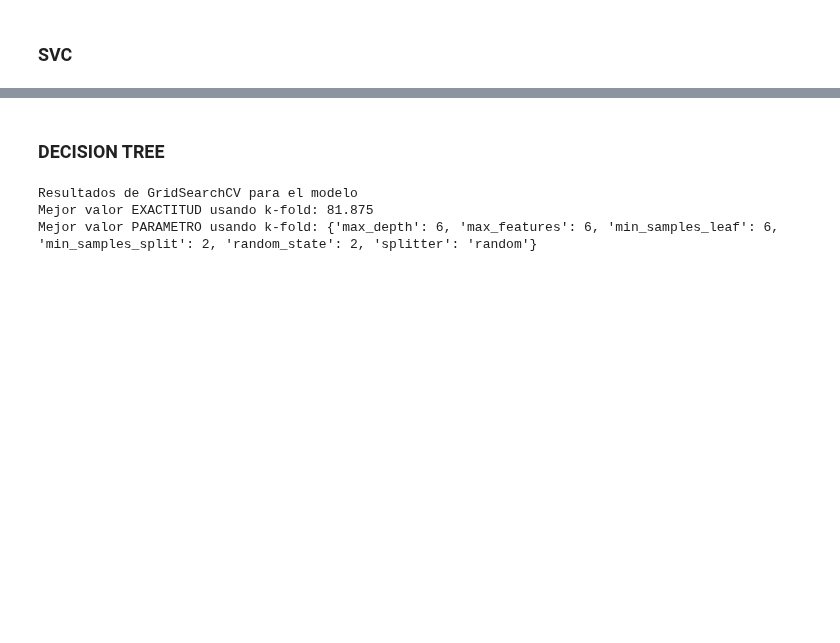
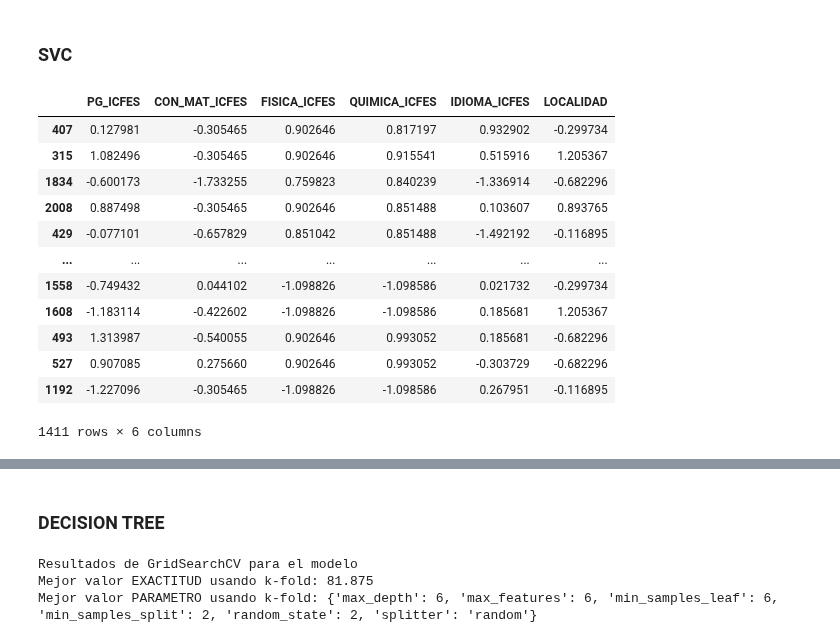
Before and after one commit to CamiloeSotoS/UNIVERSIDAD-DISTRITAL-PROYECTO, a Jupyter notebook: MODULO_ANALITICA_PRACTICO/MODULO_ANALITICA_PRACTICO_CLASIFICACION_DEF.ipynb, the cells around one changed output, grey strips where cells are left out. Drawn from its saved outputs; the diff is of its cells as text; code cells hidden in the pictures; blank space fills up the shorter version.

```diff
--- a/MODULO_ANALITICA_PRACTICO/MODULO_ANALITICA_PRACTICO_CLASIFICACION_DEF.ipynb
+++ b/MODULO_ANALITICA_PRACTICO/MODULO_ANALITICA_PRACTICO_CLASIFICACION_DEF.ipynb
@@ -295,5 +290,21 @@ accuracy_knn
 # %% [markdown]
 ### SVC
+# %%
+X_trn
+# %% [output]
+|  | PG_ICFES | CON_MAT_ICFES | FISICA_ICFES | QUIMICA_ICFES | IDIOMA_ICFES | LOCALIDAD |
+| 407 | 0.127981 | -0.305465 | 0.902646 | 0.817197 | 0.932902 | -0.299734 |
+| 315 | 1.082496 | -0.305465 | 0.902646 | 0.915541 | 0.515916 | 1.205367 |
+| 1834 | -0.600173 | -1.733255 | 0.759823 | 0.840239 | -1.336914 | -0.682296 |
+| 2008 | 0.887498 | -0.305465 | 0.902646 | 0.851488 | 0.103607 | 0.893765 |
+| 429 | -0.077101 | -0.657829 | 0.851042 | 0.851488 | -1.492192 | -0.116895 |
+| ... | ... | ... | ... | ... | ... | ... |
+| 1558 | -0.749432 | 0.044102 | -1.098826 | -1.098586 | 0.021732 | -0.299734 |
+| 1608 | -1.183114 | -0.422602 | -1.098826 | -1.098586 | 0.185681 | 1.205367 |
+| 493 | 1.313987 | -0.540055 | 0.902646 | 0.993052 | 0.185681 | -0.682296 |
+| 527 | 0.907085 | 0.275660 | 0.902646 | 0.993052 | -0.303729 | -0.682296 |
+| 1192 | -1.227096 | -0.305465 | -1.098826 | -1.098586 | 0.267951 | -0.116895 |
+1411 rows × 6 columns
 # %%
 def entrenar_modelo_svc_con_transformacion(X_trn, Y_trn):
     X_trn_transformado = X_trn
```
Also changed, not shown: parts of 11 cells of this notebook, 18 other files.
